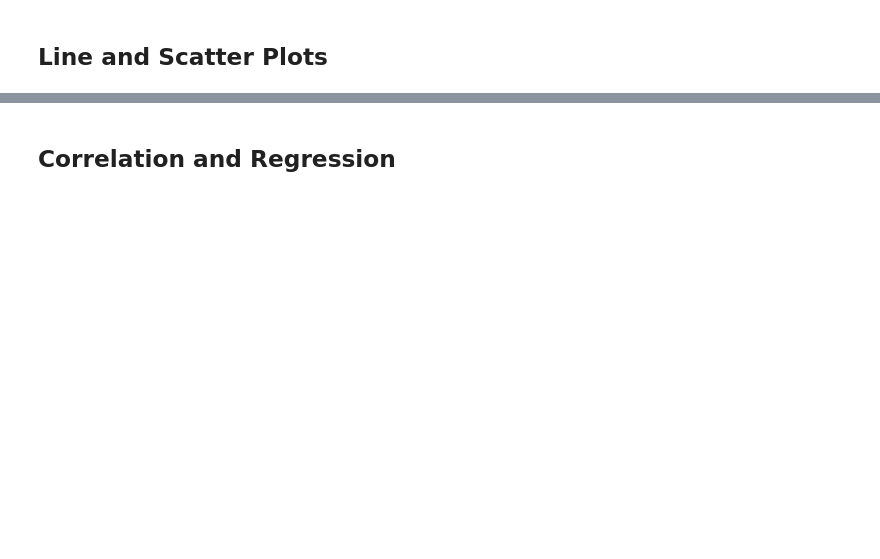
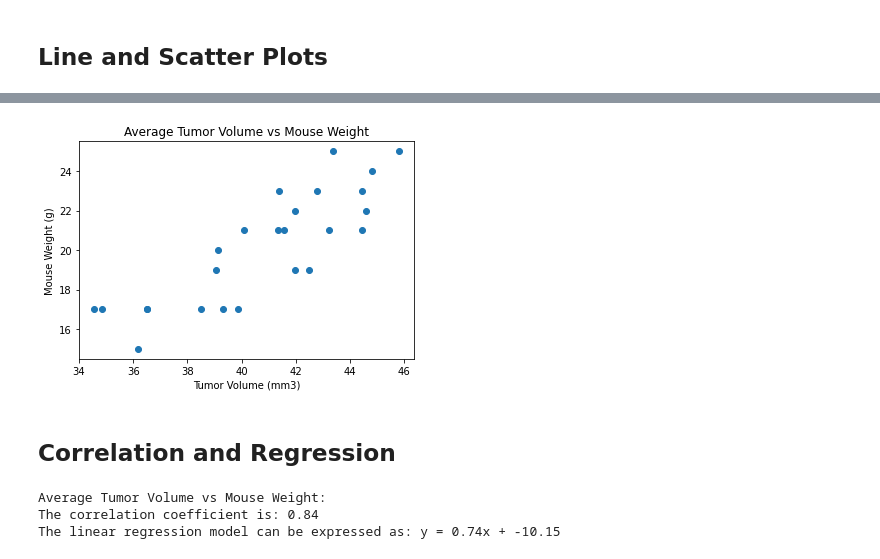
Before and after one commit to jondtran132/matplotlib_challenge, a Jupyter notebook: pymaceuticals_working.ipynb, the cells around one changed output, grey strips where cells are left out. Cells and saved outputs as stored; diff of their text form; code cells hidden in the pictures; blank space fills up the shorter version.

```diff
--- a/pymaceuticals_starter.ipynb
+++ b/pymaceuticals_working.ipynb
@@ -207,4 +300,13 @@ plt.show()
 # %%
 # Generate a scatter plot of average tumor volume vs. mouse weight for the Capomulin regimen
+capo_avg = capo_df.groupby('Mouse ID').mean()
+
+plt.scatter(capo_avg['Tumor Volume (mm3)'],capo_avg['Weight (g)'])
+plt.title('Average Tumor Volume vs Mouse Weight')
+plt.xlabel('Tumor Volume (mm3)')
+plt.ylabel('Mouse Weight (g)')
+plt.show()
+# %% [output]
+[figure, added]
 # %% [markdown]
 ## Correlation and Regression
@@ -213,0 +313,14 @@ plt.show()
+# %%
+# Calculate the correlation coefficient and linear regression model
+# for mouse weight and average tumor volume for the Capomulin regimen
+corr = st.pearsonr(capo_avg['Tumor Volume (mm3)'],capo_avg['Weight (g)'])
+(slope,intercept,r,p,stderr) = st.linregress(capo_avg['Tumor Volume (mm3)'],capo_avg['Weight (g)'])
+
+print("Average Tumor Volume vs Mouse Weight:")
+print(f"The correlation coefficient is: {round(corr[0],2)}")
+# ^or print(f"The correlation coefficient is: {round(r,2)}")
+print(f"The linear regression model can be expressed as: y = {round(slope,2)}x + {round(intercept,2)}")
+# %% [output]
+Average Tumor Volume vs Mouse Weight:
+The correlation coefficient is: 0.84
+The linear regression model can be expressed as: y = 0.74x + -10.15
```
Also changed, not shown: parts of 6 cells of this notebook.
